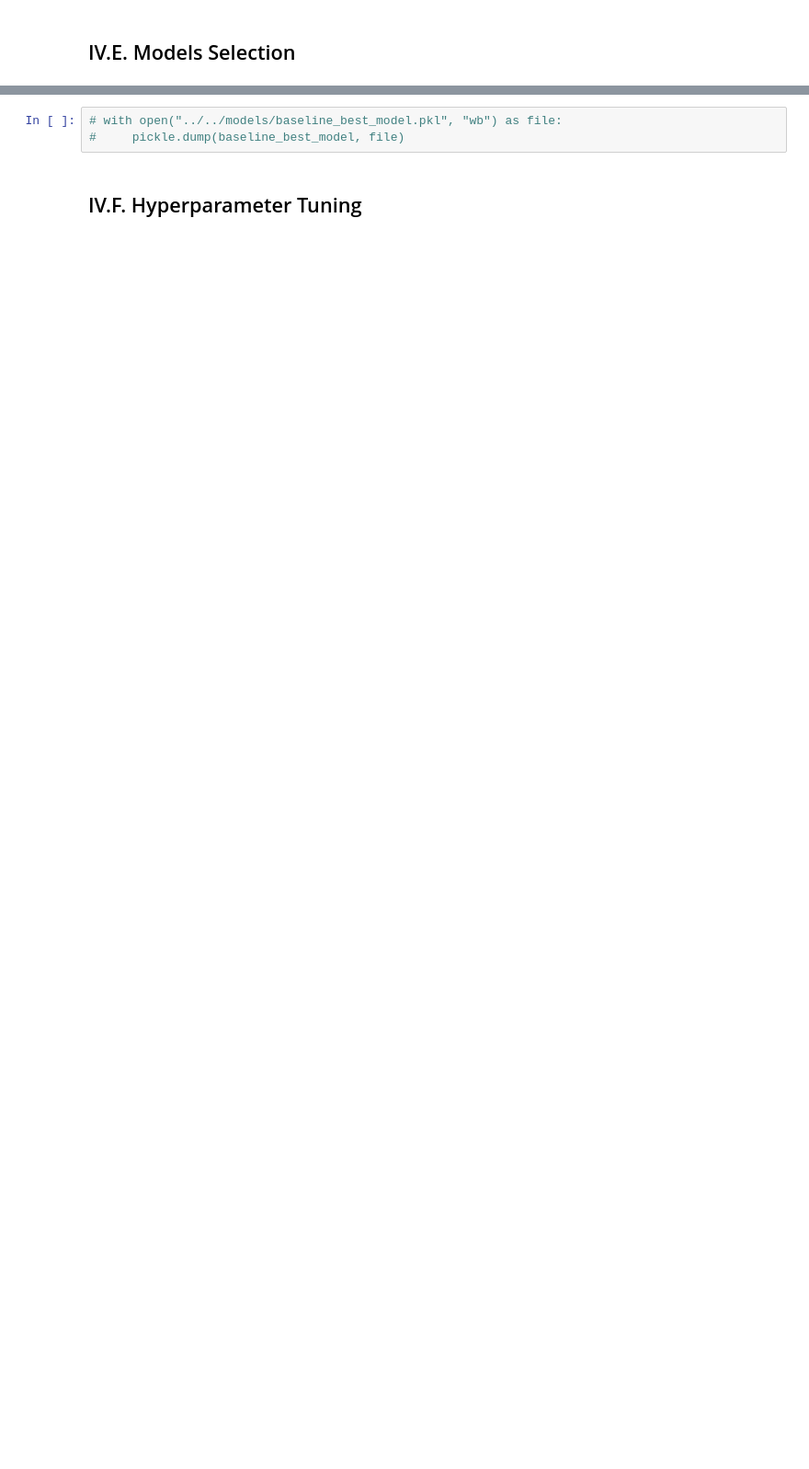
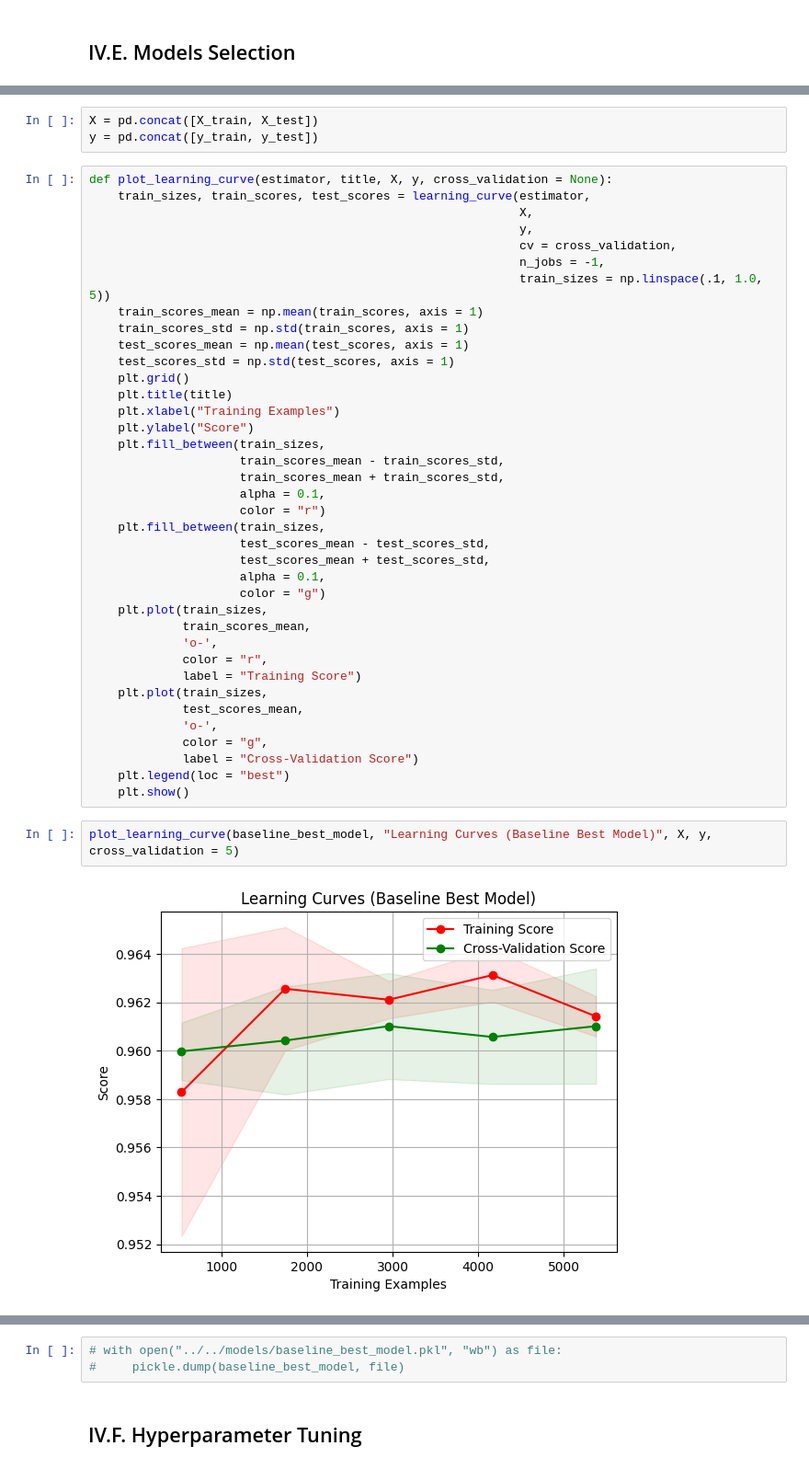
Before and after one commit to hardefarogonondo/IBRD-credit-scorecard-predictive-engine, a Jupyter notebook: notebooks/4_model_training_and_evaluation/model_training_and_evaluation.ipynb, the cells around one changed output, grey strips where cells are left out. Shown at 92% size. Saved outputs shown, nothing was run; the diff lists cells and outputs as text; blank space fills up the shorter version.

```diff
--- a/notebooks/4_model_training_and_evaluation/model_training_and_evaluation.ipynb
+++ b/notebooks/4_model_training_and_evaluation/model_training_and_evaluation.ipynb
@@ -198 +383,46 @@ y_test.value_counts()
+# %%
+X = pd.concat([X_train, X_test])
+y = pd.concat([y_train, y_test])
+# %%
+def plot_learning_curve(estimator, title, X, y, cross_validation = None):
+    train_sizes, train_scores, test_scores = learning_curve(estimator,
+                                                            X,
+                                                            y,
+                                                            cv = cross_validation,
+                                                            n_jobs = -1,
+                                                            train_sizes = np.linspace(.1, 1.0, 5))
+    train_scores_mean = np.mean(train_scores, axis = 1)
+    train_scores_std = np.std(train_scores, axis = 1)
+    test_scores_mean = np.mean(test_scores, axis = 1)
+    test_scores_std = np.std(test_scores, axis = 1)
+    plt.grid()
+    plt.title(title)
+    plt.xlabel("Training Examples")
+    plt.ylabel("Score")
+    plt.fill_between(train_sizes,
+                     train_scores_mean - train_scores_std,
+                     train_scores_mean + train_scores_std,
+                     alpha = 0.1,
+                     color = "r")
+    plt.fill_between(train_sizes,
+                     test_scores_mean - test_scores_std,
+                     test_scores_mean + test_scores_std,
+                     alpha = 0.1,
+                     color = "g")
+    plt.plot(train_sizes,
+             train_scores_mean,
+             'o-',
+             color = "r",
+             label = "Training Score")
+    plt.plot(train_sizes,
+             test_scores_mean,
+             'o-',
+             color = "g",
+             label = "Cross-Validation Score")
+    plt.legend(loc = "best")
+    plt.show()
+# %%
+plot_learning_curve(baseline_best_model, "Learning Curves (Baseline Best Model)", X, y, cross_validation = 5)
+# %% [output]
+[figure, added]
 # %% [markdown]
```
Also changed, not shown: parts of 93 cells of this notebook.
